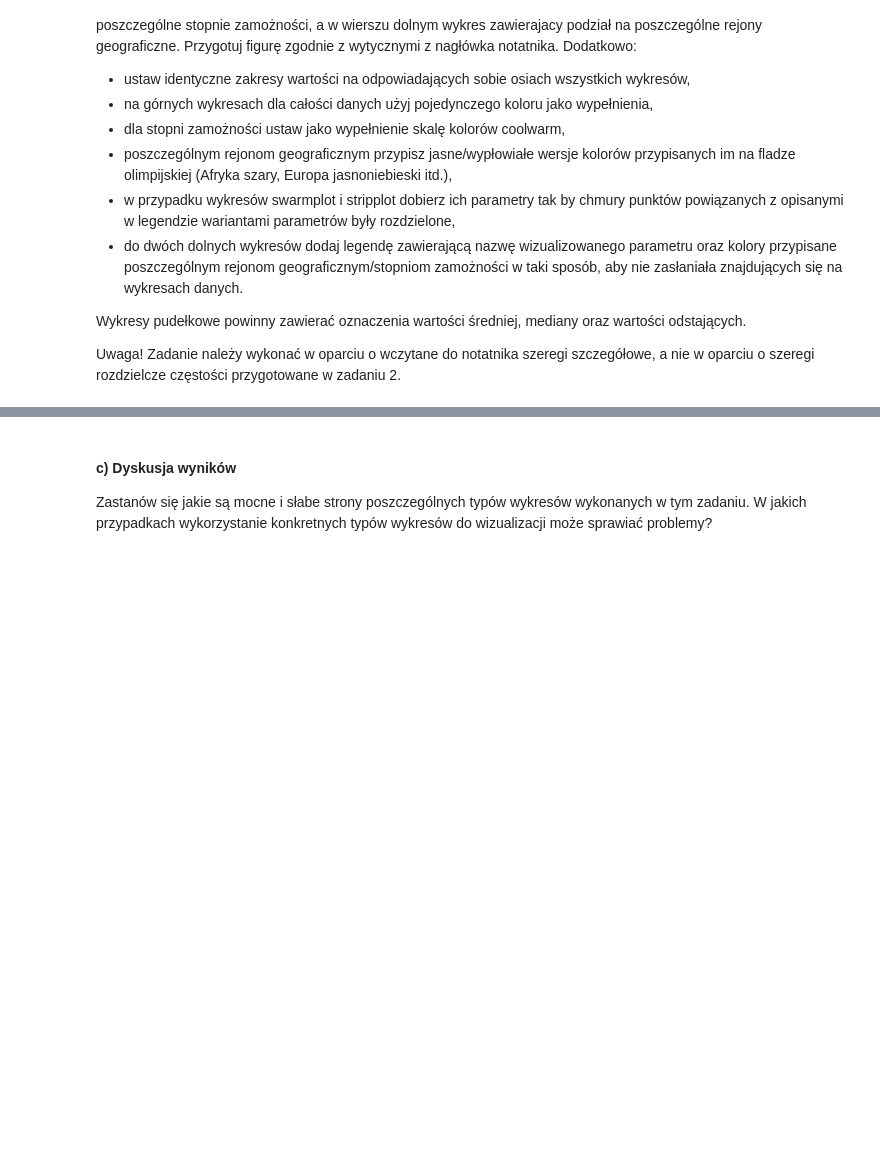
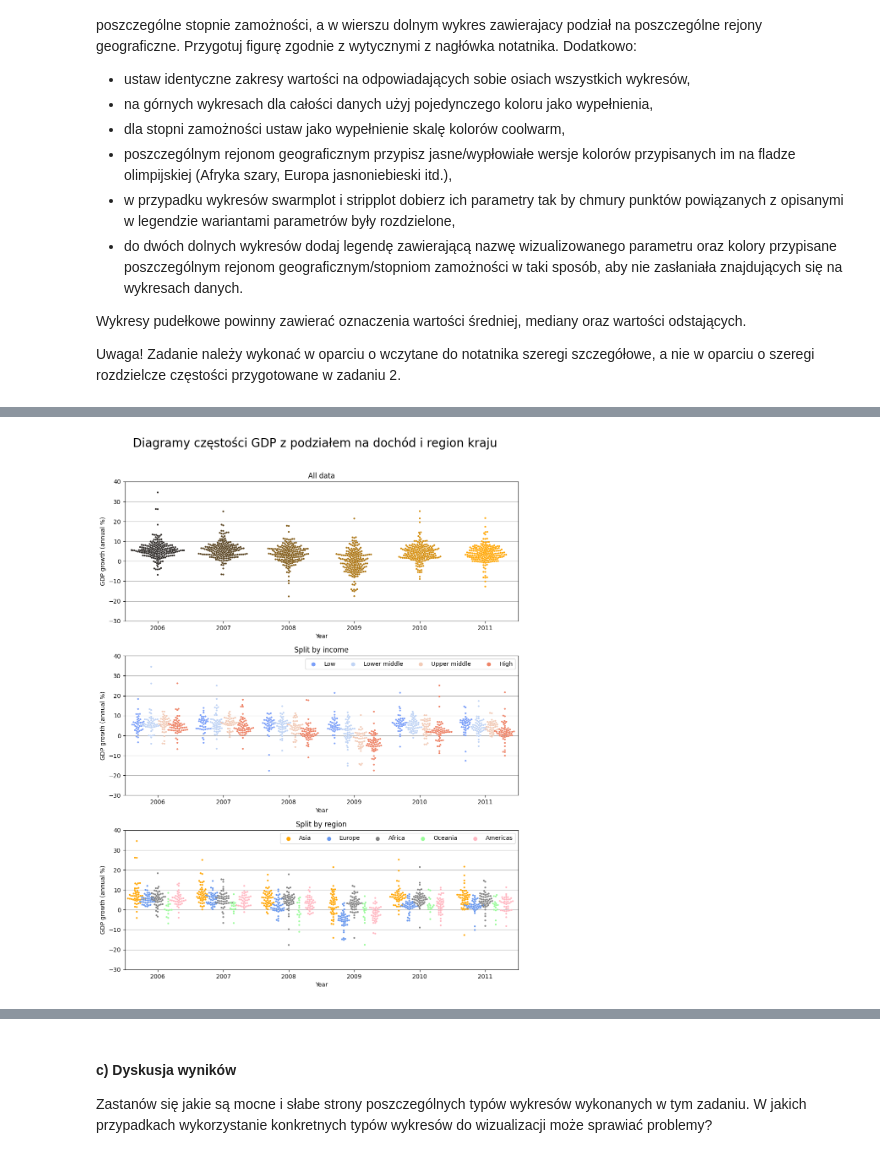
Before and after one commit to piotre10/ADwJP-exercises, a Jupyter notebook: L02/ZZ02_CZ02.ipynb, the cells around one changed output, grey strips where cells are left out. Saved outputs shown, nothing was run; the diff lists cells and outputs as text; code cells hidden in the pictures; blank space fills up the shorter version.

```diff
--- a/L02/ZZ02_CZ02.ipynb
+++ b/L02/ZZ02_CZ02.ipynb
@@ -265,27 +336,30 @@ ax[2].legend(ncol=5);
 # %%
 # Swarmplot
 fig, ax = plt.subplots(3, 1, figsize=(12,15))
 fig.subplots_adjust(hspace=0.25)
+plt.suptitle("Diagramy częstości GDP z podziałem na dochód i region kraju", fontsize=20, y=0.95)
 
 def displayPlot(ax, title):
     ax.set_ylim([-30,40])
     ax.set_xlabel('Year')
     ax.set_ylabel('GDP growth (annual %)')
     ax.set_title(title)
     ax.grid(axis='y')
 
 displayPlot(ax[0], "All data")
 displayPlot(ax[1], "Split by income")
 displayPlot(ax[2], "Split by region")
 
 sns.swarmplot(recession_data_1, ax=ax[0], palette='dark:orange', size=3)
 
 sns.swarmplot(dataByIncome, x='Year', y='GDP', hue='Income Group', size=3, palette='coolwarm', ax=ax[1], dodge=True)
 ax[1].legend(ncol=4)
 
 sns.swarmplot(dataByRegion, x='Year', y='GDP', hue='Region Name', ax=ax[2], size=3, dodge=True,
             palette=['orange', 'cornflowerblue', 'gray', 'palegreen', 'lightpink'])
 ax[2].legend(ncol=5);
+# %% [output]
+[figure, added]
 # %%
 # Stripplot
 fig, ax = plt.subplots(3, 1, figsize=(12,15))
```
Also changed, not shown: parts of 8 cells of this notebook, 18 other files.
